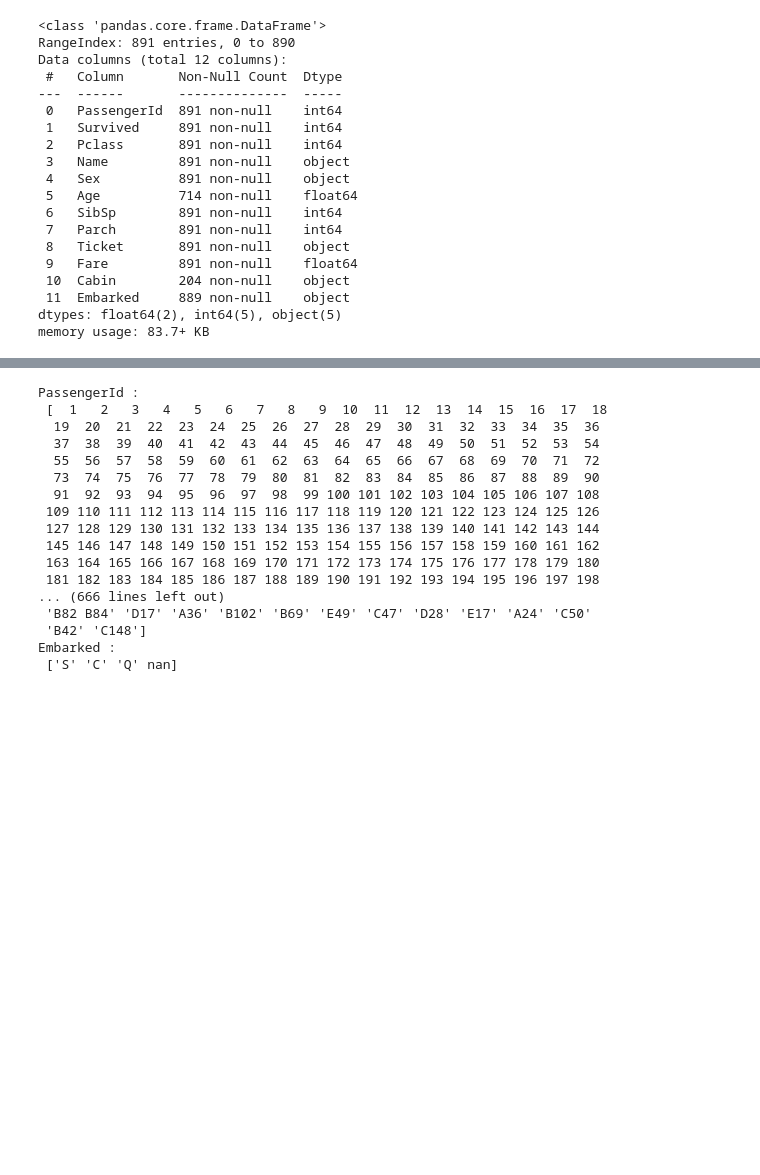
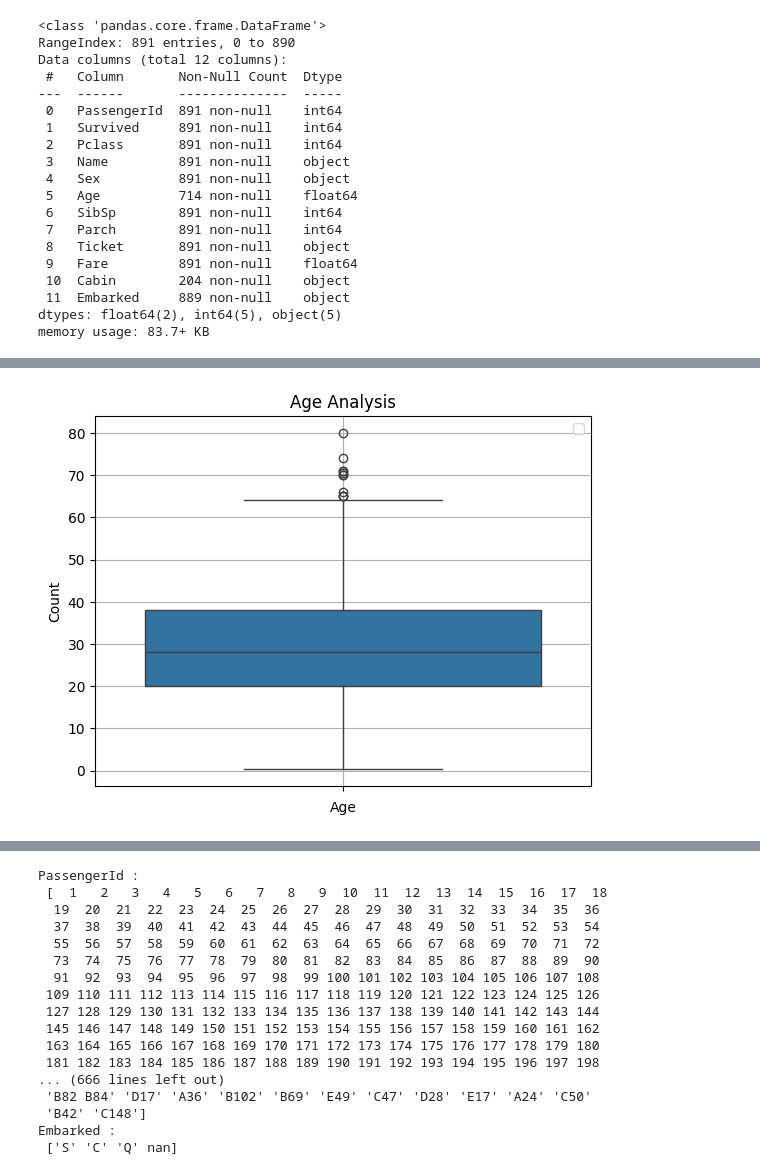
Before and after one commit to ankitg-02/Titanic, a Jupyter notebook: Titanic1.ipynb, the cells around one changed output, grey strips where cells are left out. Saved outputs shown, nothing was run; the diff lists cells and outputs as text; code cells hidden in the pictures; blank space fills up the shorter version.

```diff
--- a/Titanic1.ipynb
+++ b/Titanic1.ipynb
@@ -86,0 +99,9 @@ memory usage: 83.7+ KB
+# %%
+sns.boxplot(train['Age'],label='Age')
+plt.legend()
+plt.title('Age Analysis')
+plt.xlabel('Age')
+plt.ylabel('Count')
+plt.grid(True)
+plt.show()
+# %% [output]
@@ -86,0 +109 @@ memory usage: 83.7+ KB
+[figure, added]
```
Also changed, not shown: parts of 11 cells of this notebook.
